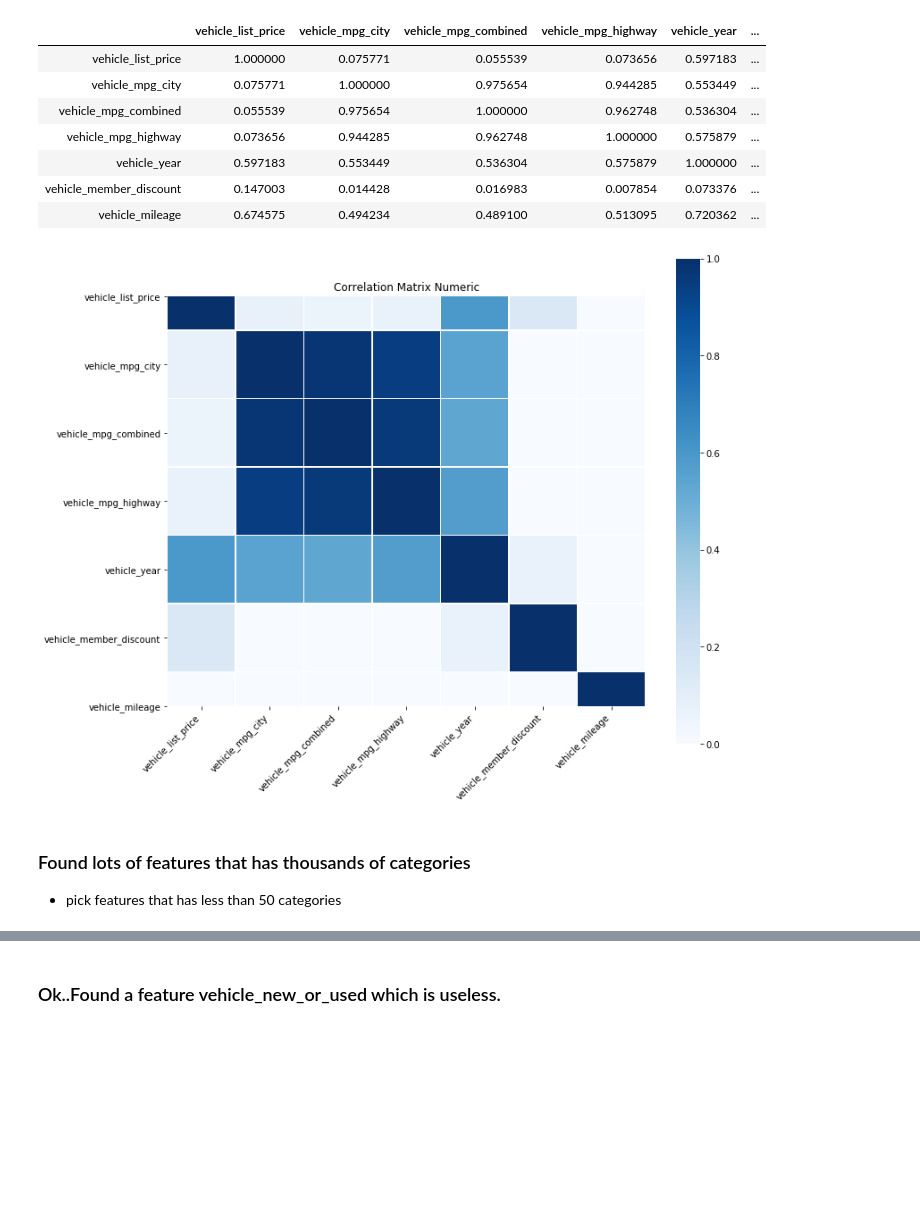
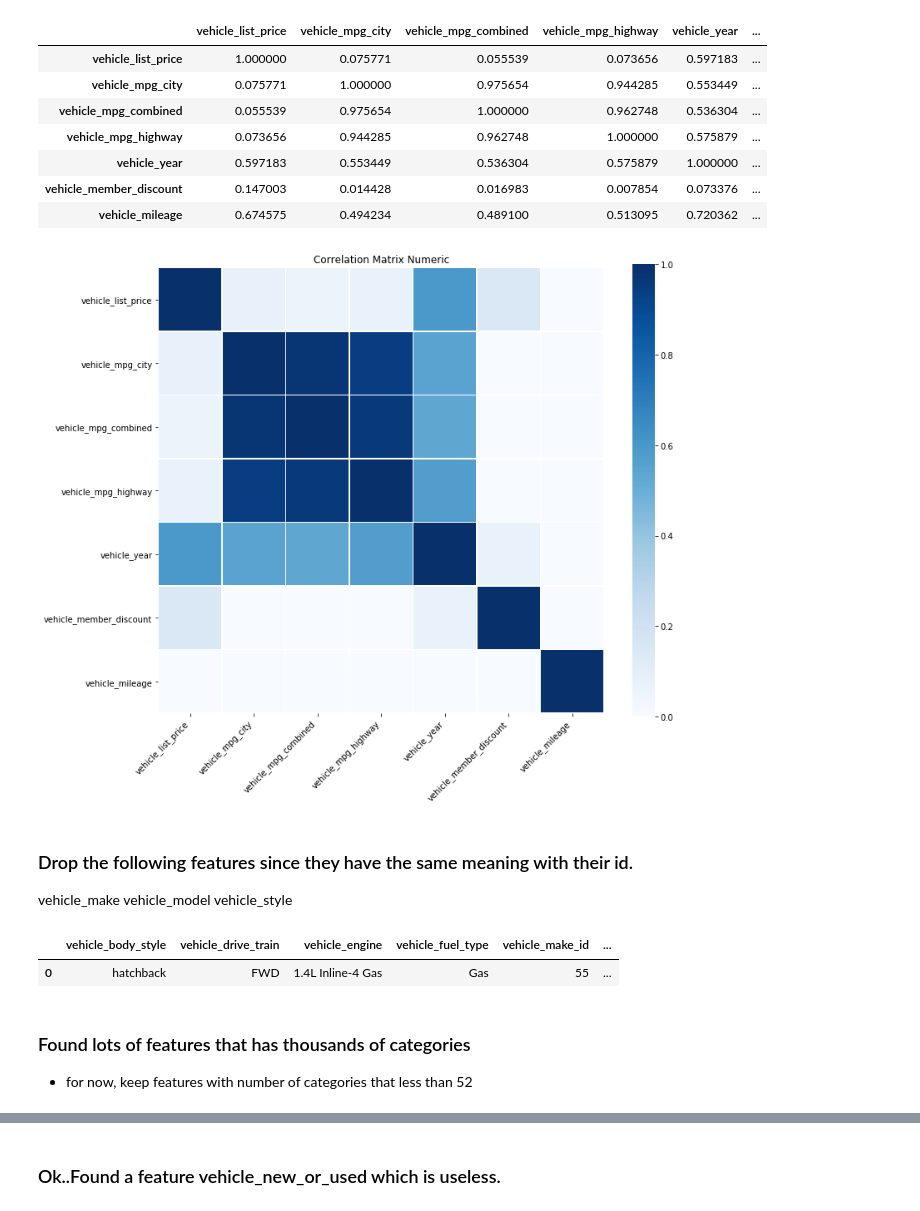
Before and after one commit to XinXia2019/TrueCar, a Jupyter notebook: data_analysis/eda_feature.ipynb, the cells around one changed output, grey strips where cells are left out. Drawn from its saved outputs; the diff is of its cells as text; code cells hidden in the pictures; blank space fills up the shorter version.

```diff
--- a/data_analysis/eda_feature.ipynb
+++ b/data_analysis/eda_feature.ipynb
@@ -10,7 +13,7 @@ warnings.filterwarnings("ignore")
 # %%
-df = pd.read_csv("processed.csv",dtype={'vehicle_carfax_report_available':'object',
-                                     'vehicle_multilocation':'object',
-                                     'vehicle_price_dropped':'object'})
+df = pd.read_csv("../data/processed.csv",dtype={'vehicle_carfax_report_available':'object',
+                                         'vehicle_multilocation':'object',
+                                         'vehicle_price_dropped':'object'})
 # %% [markdown]
 ### Check scatter plots between numeric features and list price
 ### Key findings:
@@ -154,5 +157,11 @@ plt.show()
 # %%
 df_numeric = df.select_dtypes(exclude='object')
-list_price = df_numeric.vehicle_list_price
-df_numeric.drop('vehicle_list_price',axis = 1, inplace = True)
-df_numeric.insert(0,'vehicle_list_price',list_price)
+col_id = [col for col in df.columns if col.endswith('id')]
+df_plot = df_numeric.copy()
+df_plot.drop(col_id,axis = 1,inplace= True)
+df_plot.drop(['dealership_location_lat',
+                 'dealership_location_lng','dealership_location_postal_code'],axis = 1,inplace= True)
+
+list_price = df_plot.vehicle_list_price
+df_plot.drop('vehicle_list_price',axis = 1, inplace = True)
+df_plot.insert(0,'vehicle_list_price',list_price)
@@ -172,6 +177,11 @@ df_numeric.corr().abs()
 | vehicle_member_discount | 0.147003 | 0.014428 | 0.016983 | 0.007854 | 0.073376 | ... |
 | vehicle_mileage | 0.674575 | 0.494234 | 0.489100 | 0.513095 | 0.720362 | ... |
 # %%
-check_correlation(df_numeric)
+check_correlation(df_plot)
 # %% [output]
-[figure, old version]
+[figure, new version]
+# %% [markdown]
+### Drop the following features since they have the same meaning with their id.
+vehicle_make
+vehicle_model
+vehicle_style
@@ -178,8 +192,13 @@ check_correlation(df_numeric)
+# %%
+df.head(1)
+# %% [output]
+|  | vehicle_body_style | vehicle_drive_train | vehicle_engine | vehicle_fuel_type | vehicle_make_id | ... |
+| 0 | hatchback | FWD | 1.4L Inline-4 Gas | Gas | 55 | ... |
 # %%
 df_obj = df.select_dtypes('object')
 # %% [markdown]
 ### Found lots of features that has thousands of categories
-- pick features that has less than 50 categories
+- for now, keep features with number of categories that less than 52
 # %%
 for column in df_obj.columns:
     print("-" * 100)
```
Also changed, not shown: parts of 24 cells of this notebook.
